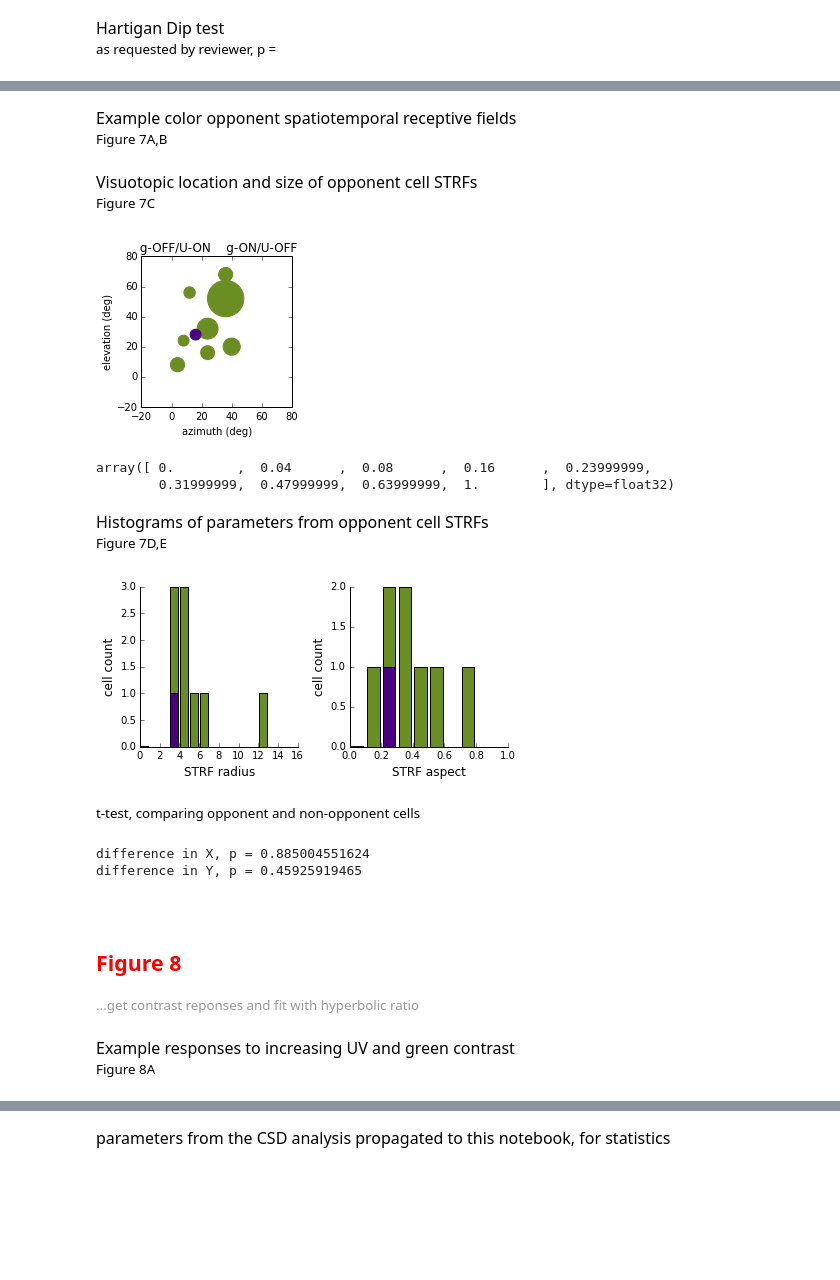
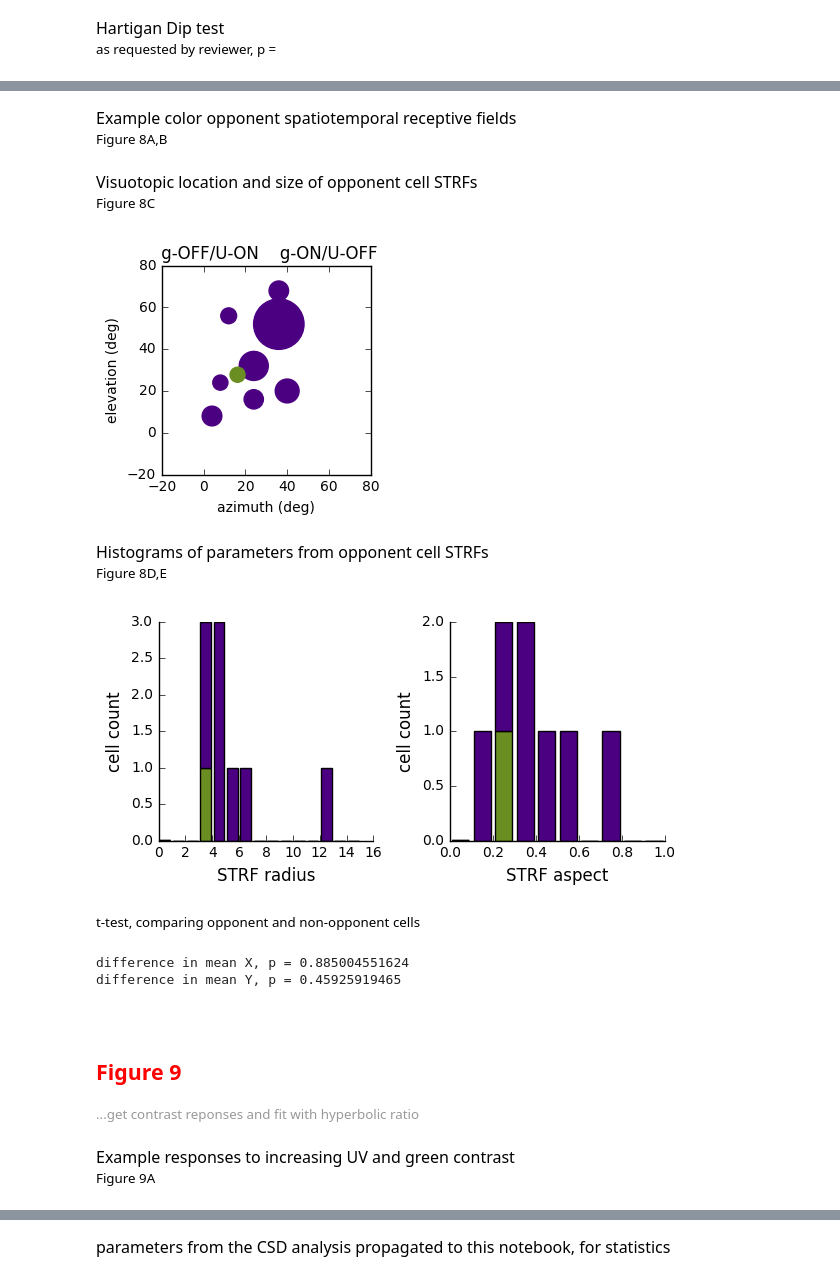
Before and after one commit to danieljdenman/mouse_chromatic, a Jupyter notebook: Denman2016_JNeurosci.ipynb, the cells around one changed output, grey strips where cells are left out. Saved outputs shown, nothing was run; the diff lists cells and outputs as text; code cells hidden in the pictures; blank space fills up the shorter version.

```diff
--- a/Denman2016_JNeurosci.ipynb
+++ b/Denman2016_JNeurosci.ipynb
@@ -62,7 +62,9 @@ from color_functions import * # functions writted by Daniel J. Denman for analys
 # %% [markdown]
 <div style="font-size:10pt;color:#999999">... load the neural data from NWB files</div>
 # %%
-path_to_data = '/Users/danieljdenman/Dropbox/allenTransfer/denman_colorLGN/color_data' #<-- Replace this with a local path to the downloaded data.
+#replace this path with a local path to the downloaded data folder.
+#   this folder will contain folders called 'dome','images','nwbs2',and 'pkls'
+path_to_data = '/Users/Administrator/Dropbox/allenTransfer/denman_colorLGN/color_data' #<-- Replace this
 
 
 data={}
@@ -663,7 +665,7 @@ plt.gcf().savefig(os.path.join(path_to_data,'3A_imp.eps'),format='eps')
 <div style="font-size:12pt;color:#000000"> load calculated spike-triggered average for each cell. </div> each has been fit with 2D Gaussian, using fit_rf_2Dgauss_centerFixed() in color_units.py </div>
 <div style="font-size:9pt;color:#000000"> computed separately for each experiment, and pre-loaded here to save time.</div>
 # %%
-df_rf = pkl.load(open(os.path.join(path_to_data,'pkls','color_units_sandbox.pkl'),'rb'))
+df_rf = pkl.load(open(os.path.join(path_to_data,'pkls','color_units.pkl'),'rb'))
 # %% [markdown]
 <div style="font-size:12pt;color:#000000"> summary plot of receptive fields across space, pseudo-colored based on UVGi from flashes</div>
 binned with means and standard errors along each axis</div> <div> Figure 3C</div>
@@ -1334,9 +1376,9 @@ dip.dip(f[0],f[1][:-1])[0]
 # %% [markdown]
 <div style="font-size:12pt;color:#000000">Example color opponent spatiotemporal receptive fields</div>
-<div style="font-size:10pt;color:#000000"> Figure 7A,B</div>
+<div style="font-size:10pt;color:#000000"> Figure 8A,B</div>
 # %% [markdown]
 <div style="font-size:12pt;color:#000000">Visuotopic location and size of opponent cell STRFs </div>
-<div style="font-size:10pt;color:#000000"> Figure 7C</div>
+<div style="font-size:10pt;color:#000000"> Figure 8C</div>
 # %%
 df2 = df_rf[(np.abs(df_rf['rf_best_s_x']*5.)+np.abs(df_rf['rf_best_s_y']*5.))/2. < 16.] # limit only to reasonable receptive field fits
 df2 = df2[(df2['rf_best_x']-28)*4. > -20]
@@ -1352,9 +1394,9 @@ ax_scatter =  placeAxesOnGrid(fig,dim=(1,1),xspan=(0,0.45),yspan=(0.5,1.0))
 
 #plot all the oppo cells with STRFs
 f=scatter_withcirclesize(ax_scatter,(df_gOFF['rf_best_x']-28)*4.,(df_gOFF['rf_best_y']-28)*4.,s=(np.abs(df_gOFF['rf_best_s_x']*5.)+np.abs(df_gOFF['rf_best_s_y']*5.))/2.,
+                         c=UV)
+f=scatter_withcirclesize(ax_scatter,(df_gON['rf_best_x']-28)*4.,(df_gON['rf_best_y']-28)*4.,s=(np.abs(df_gON['rf_best_s_x']*5.)+np.abs(df_gON['rf_best_s_y']*5.))/2.,
                          c=Green)
-f=scatter_withcirclesize(ax_scatter,(df_gON['rf_best_x']-28)*4.,(df_gON['rf_best_y']-28)*4.,s=(np.abs(df_gON['rf_best_s_x']*5.)+np.abs(df_gON['rf_best_s_y']*5.))/2.,
-                         c=UV)
 
 
 for ax_scatter in [ax_scatter,ax_scatter]:
@@ -1367,40 +1409,35 @@ ax_scatter.set_title(' g-OFF/U-ON    g-ON/U-OFF')
 
 plt.gcf().savefig(os.path.join(path_to_data,'fig7A.eps'),format='eps')
 # %% [output]
-[figure, old version]
+[figure, new version]
-# %%
-contrasts_in_data
-# %% [output]
-array([ 0.        ,  0.04      ,  0.08      ,  0.16      ,  0.23999999,
-        0.31999999,  0.47999999,  0.63999999,  1.        ], dtype=float32)
 # %% [markdown]
 <div style="font-size:12pt;color:#000000"> Histograms of parameters from opponent cell STRFs</div>
-<div style="font-size:10pt;color:#000000"> Figure 7D,E</div>
+<div style="font-size:10pt;color:#000000"> Figure 8D,E</div>
 # %%
 f,ax = plt.subplots(1,2,figsize=(6,3))
 
 ax[0].hist((np.array(np.abs(df_gON['rf_best_s_x']*5.)+np.abs(df_gON['rf_best_s_y']*5.))/2.,
          np.array(np.abs(df_gOFF['rf_best_s_x']*5.)+np.abs(df_gOFF['rf_best_s_y']*5.))/2.),
-            bins=15,range=(0,15),normed=False,stacked=True,color=(UV,Green))
+            bins=15,range=(0,15),normed=False,stacked=True,color=(Green,UV))
 ax[0].set_xlabel('STRF radius',size=12)
 ax[0].set_ylabel('cell count',size=12)
 #ax[0].set_aspect('equal')
 ax[0].tick_params(axis='both',labelsize=12)
 cleanAxes(ax[0],bottomLabels=True,leftLabels=True)
 
 ax[1].hist((np.array(df_gON['rf_aspect']),
          np.array(df_gOFF['rf_aspect'])),
-            bins=10,range=(0,1),normed=False,stacked=True,color=(UV,Green))
+            bins=10,range=(0,1),normed=False,stacked=True,color=(Green,UV))
 
 ax[1].set_xlabel('STRF aspect',size=12)
 ax[1].set_ylabel('cell count',size=12)
 #ax[1].set_aspect('equal')
 ax[1].tick_params(axis='both',labelsize=12)
 cleanAxes(ax[1],bottomLabels=True,leftLabels=True)
 
 plt.tight_layout()
 # %% [output]
-[figure, old version]
+[figure, new version]
 # %% [markdown]
 <div style="font-size:10pt;color:#000000"> t-test, comparing opponent and non-opponent cells</div>
 # %%
@@ -1408,8 +1445,8 @@ df2_noncolor = df2[df2['exchange_class'] != 'color']#df2_color = df2_color[df2_c
 t,p = ttest_ind(np.array([(df2_color['rf_best_x']-28)*4.,(df2_color['rf_best_y']-28)*4.]),
           np.array([(df2_noncolor['rf_best_x']-28)*4.,(df2_noncolor['rf_best_y']-28)*4.]),
           axis=1)
-print 'difference in X, p = '+str(p[0])
-print 'difference in Y, p = '+str(p[1])
+print 'difference in mean X, p = '+str(p[0])
+print 'difference in mean Y, p = '+str(p[1])
 # %% [output]
-difference in X, p = 0.885004551624
-difference in Y, p = 0.45925919465
+difference in mean X, p = 0.885004551624
+difference in mean Y, p = 0.45925919465
@@ -1417,7 +1461,7 @@ difference in Y, p = 0.45925919465
 
 <br></br>
 <br></br>
-<div style="font-size:16pt;color:#000000"><strong><font size='20' color='red'>Figure 8</font></strong></div>
+<div style="font-size:16pt;color:#000000"><strong><font size='20' color='red'>Figure 9</font></strong></div>
 # %% [markdown]
 <div style="font-size:10pt;color:#999999"> ...get contrast reponses and fit with hyperbolic ratio</div>
 # %%
@@ -1552,7 +1596,7 @@ df['contrast_r2_u']=contrast_r2_u
 df['contrast_r2_g']=contrast_r2_g
 # %% [markdown]
 <div style="font-size:12pt;color:#000000">Example responses to increasing UV and green contrast</div>
-<div style="font-size:10pt;color:#000000"> Figure 8A</div>
+<div style="font-size:10pt;color:#000000"> Figure 9A</div>
 # %%
 green_key = 'contrast_green'
 uv_key = 'contrast_uv'
```
Also changed, not shown: parts of 54 cells of this notebook, 2 other files.
